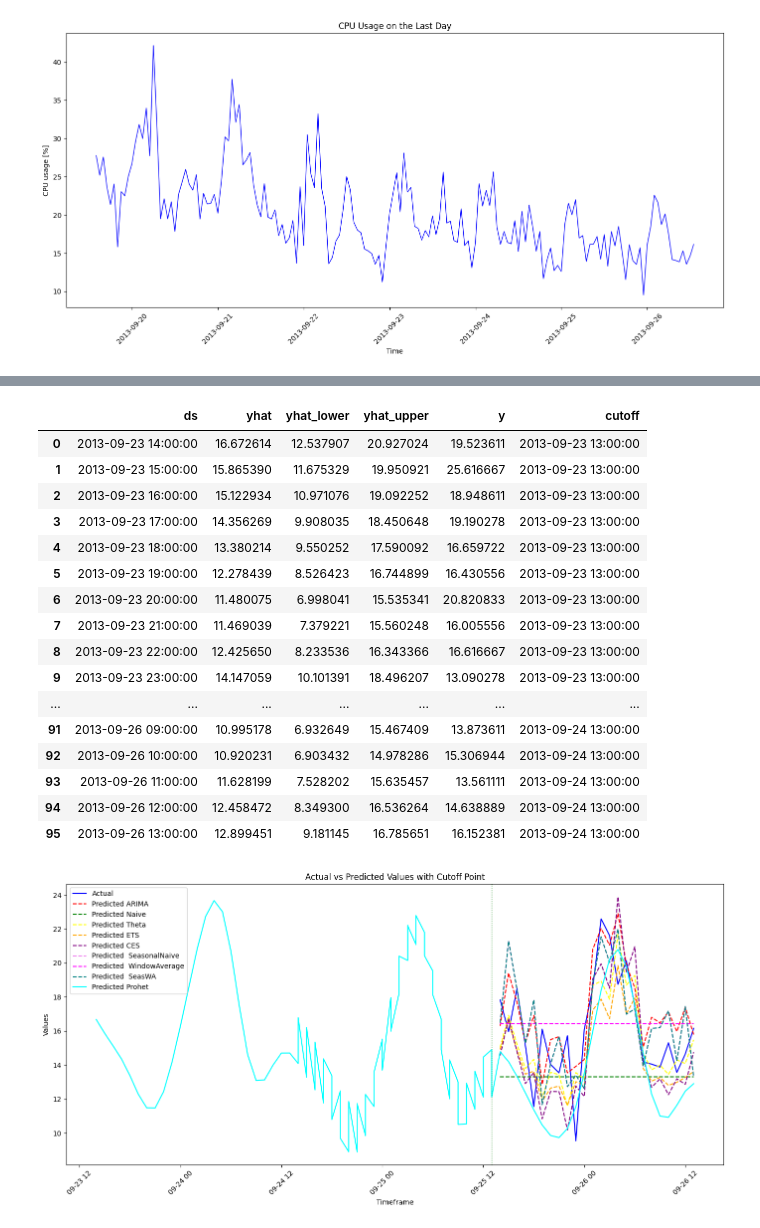
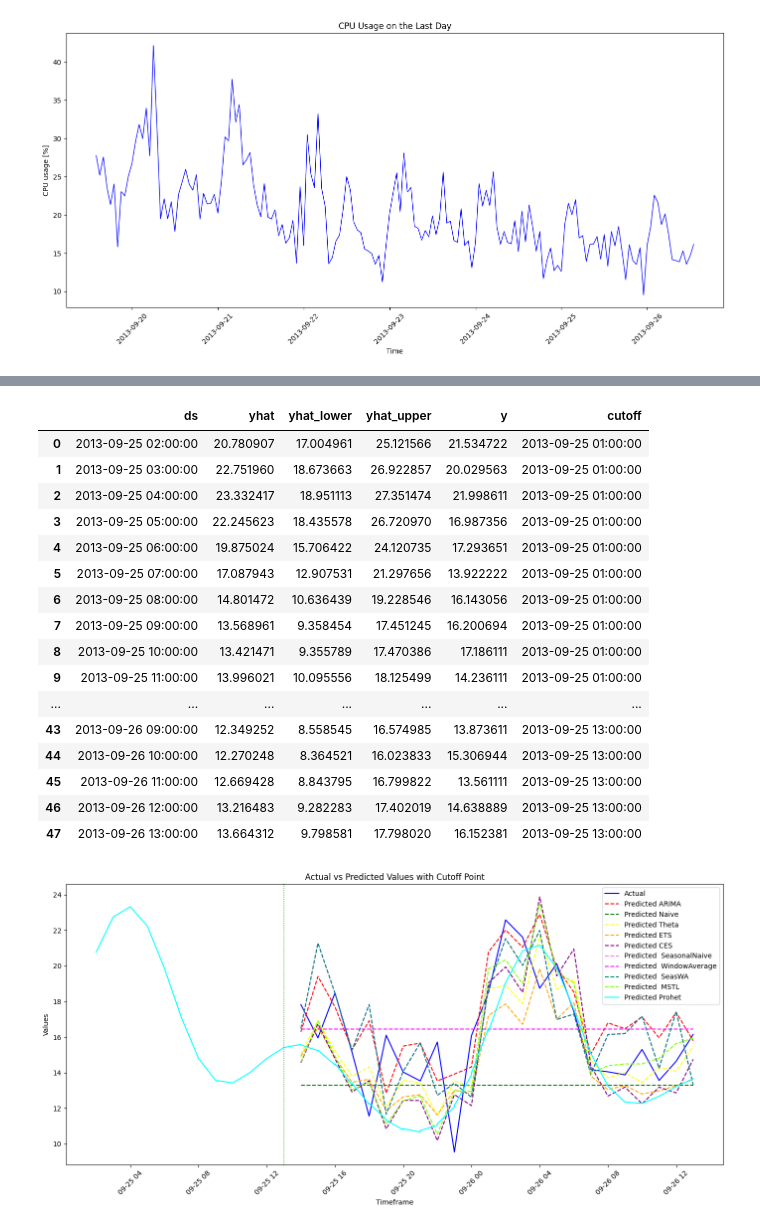
Before and after one commit to srosignoli/OpenCostForecast, a Jupyter notebook: TimeSeriesResearch/VM392_multiplemodels_CPU_crossvalidation.ipynb, the cells around one changed output, grey strips where cells are left out. Drawn from its saved outputs; the diff is of its cells as text; code cells hidden in the pictures.

Commit message:
Cross validation on StatsForecasts and Prophet models for 500 bitbrains VMs

```diff
--- a/TimeSeriesResearch/VM392_multiplemodels_CPU_crossvalidation.ipynb
+++ b/TimeSeriesResearch/VM392_multiplemodels_CPU_crossvalidation.ipynb
@@ -87,6 +87,7 @@ from statsforecast.models import (
     AutoTheta,
     AutoETS,
     AutoCES,
+    MSTL,
     SeasonalNaive,
     WindowAverage,
     SeasonalWindowAverage,
@@ -98,6 +99,7 @@ models = [
     AutoTheta(season_length=24),
     AutoETS(season_length=24),
     AutoCES(season_length=24),
+    MSTL(season_length=24),
     SeasonalNaive(season_length=24),
     WindowAverage(window_size=24),
     SeasonalWindowAverage(window_size=1, season_length=24),
@@ -107,6 +109,7 @@ models = [
 sf = StatsForecast(
     models=models,
     freq='H',
+    fallback_model = SeasonalNaive(season_length=24),
     n_jobs=-1,
 )
 
@@ -199,4 +204,4 @@ Importing plotly failed. Interactive plots will not work.
 <prophet.forecaster.Prophet at 0x...>
 # %%
-df_cv = cross_validation(model, horizon='2 days', initial='3 days')
+df_cv = cross_validation(model, horizon='1 days', initial='5 days')
 # %% [output]
@@ -210,22 +215,22 @@ df_cv = df_cv.sort_values(by='ds')
 df_cv
 # %% [output]
 |  | ds | yhat | yhat_lower | yhat_upper | y | cutoff |
-| 0 | 2013-09-23 14:00:00 | 16.672614 | 12.537907 | 20.927024 | 19.523611 | 2013-09-23 13:00:00 |
-| 1 | 2013-09-23 15:00:00 | 15.865390 | 11.675329 | 19.950921 | 25.616667 | 2013-09-23 13:00:00 |
-| 2 | 2013-09-23 16:00:00 | 15.122934 | 10.971076 | 19.092252 | 18.948611 | 2013-09-23 13:00:00 |
-| 3 | 2013-09-23 17:00:00 | 14.356269 | 9.908035 | 18.450648 | 19.190278 | 2013-09-23 13:00:00 |
-| 4 | 2013-09-23 18:00:00 | 13.380214 | 9.550252 | 17.590092 | 16.659722 | 2013-09-23 13:00:00 |
-| 5 | 2013-09-23 19:00:00 | 12.278439 | 8.526423 | 16.744899 | 16.430556 | 2013-09-23 13:00:00 |
-| 6 | 2013-09-23 20:00:00 | 11.480075 | 6.998041 | 15.535341 | 20.820833 | 2013-09-23 13:00:00 |
-| 7 | 2013-09-23 21:00:00 | 11.469039 | 7.379221 | 15.560248 | 16.005556 | 2013-09-23 13:00:00 |
-| 8 | 2013-09-23 22:00:00 | 12.425650 | 8.233536 | 16.343366 | 16.616667 | 2013-09-23 13:00:00 |
-| 9 | 2013-09-23 23:00:00 | 14.147059 | 10.101391 | 18.496207 | 13.090278 | 2013-09-23 13:00:00 |
+| 0 | 2013-09-25 02:00:00 | 20.780907 | 17.004961 | 25.121566 | 21.534722 | 2013-09-25 01:00:00 |
+| 1 | 2013-09-25 03:00:00 | 22.751960 | 18.673663 | 26.922857 | 20.029563 | 2013-09-25 01:00:00 |
+| 2 | 2013-09-25 04:00:00 | 23.332417 | 18.951113 | 27.351474 | 21.998611 | 2013-09-25 01:00:00 |
+| 3 | 2013-09-25 05:00:00 | 22.245623 | 18.435578 | 26.720970 | 16.987356 | 2013-09-25 01:00:00 |
+| 4 | 2013-09-25 06:00:00 | 19.875024 | 15.706422 | 24.120735 | 17.293651 | 2013-09-25 01:00:00 |
+| 5 | 2013-09-25 07:00:00 | 17.087943 | 12.907531 | 21.297656 | 13.922222 | 2013-09-25 01:00:00 |
+| 6 | 2013-09-25 08:00:00 | 14.801472 | 10.636439 | 19.228546 | 16.143056 | 2013-09-25 01:00:00 |
+| 7 | 2013-09-25 09:00:00 | 13.568961 | 9.358454 | 17.451245 | 16.200694 | 2013-09-25 01:00:00 |
+| 8 | 2013-09-25 10:00:00 | 13.421471 | 9.355789 | 17.470386 | 17.186111 | 2013-09-25 01:00:00 |
+| 9 | 2013-09-25 11:00:00 | 13.996021 | 10.095556 | 18.125499 | 14.236111 | 2013-09-25 01:00:00 |
 | ... | ... | ... | ... | ... | ... | ... |
-| 91 | 2013-09-26 09:00:00 | 10.995178 | 6.932649 | 15.467409 | 13.873611 | 2013-09-24 13:00:00 |
-| 92 | 2013-09-26 10:00:00 | 10.920231 | 6.903432 | 14.978286 | 15.306944 | 2013-09-24 13:00:00 |
-| 93 | 2013-09-26 11:00:00 | 11.628199 | 7.528202 | 15.635457 | 13.561111 | 2013-09-24 13:00:00 |
-| 94 | 2013-09-26 12:00:00 | 12.458472 | 8.349300 | 16.536264 | 14.638889 | 2013-09-24 13:00:00 |
-| 95 | 2013-09-26 13:00:00 | 12.899451 | 9.181145 | 16.785651 | 16.152381 | 2013-09-24 13:00:00 |
+| 43 | 2013-09-26 09:00:00 | 12.349252 | 8.558545 | 16.574985 | 13.873611 | 2013-09-25 13:00:00 |
+| 44 | 2013-09-26 10:00:00 | 12.270248 | 8.364521 | 16.023833 | 15.306944 | 2013-09-25 13:00:00 |
+| 45 | 2013-09-26 11:00:00 | 12.669428 | 8.843795 | 16.799822 | 13.561111 | 2013-09-25 13:00:00 |
+| 46 | 2013-09-26 12:00:00 | 13.216483 | 9.282283 | 17.402019 | 14.638889 | 2013-09-25 13:00:00 |
+| 47 | 2013-09-26 13:00:00 | 13.664312 | 9.798581 | 17.798020 | 16.152381 | 2013-09-25 13:00:00 |
 # %%
 import matplotlib.pyplot as plt
 import pandas as pd
@@ -241,34 +246,36 @@ plt.plot(crossvaldation_df['ds'], crossvaldation_df['y'], label='Actual', color=
 plt.plot(crossvaldation_df['ds'], crossvaldation_df['AutoARIMA'], label='Predicted ARIMA', color='red', linestyle='--')
 
 plt.plot(crossvaldation_df['ds'], crossvaldation_df['Naive'], label='Predicted Naive', color='green', linestyle='--')
 
 plt.plot(crossvaldation_df['ds'], crossvaldation_df['AutoTheta'], label='Predicted Theta', color='yellow', linestyle='--')
 
 plt.plot(crossvaldation_df['ds'], crossvaldation_df['AutoETS'], label='Predicted ETS', color='orange', linestyle='--')
 
 plt.plot(crossvaldation_df['ds'], crossvaldation_df['CES'], label='Predicted CES', color='purple', linestyle='--')
 
 plt.plot(crossvaldation_df['ds'], crossvaldation_df['SeasonalNaive'], label='Predicted  SeasonalNaive', color='violet', linestyle='--')
 
 plt.plot(crossvaldation_df['ds'], crossvaldation_df['WindowAverage'], label='Predicted  WindowAverage', color='magenta', linestyle='--')
 
 plt.plot(crossvaldation_df['ds'], crossvaldation_df['SeasWA'], label='Predicted  SeasWA', color='teal', linestyle='--')
 
+plt.plot(crossvaldation_df['ds'], crossvaldation_df['MSTL'], label='Predicted  MSTL', color='chartreuse', linestyle='--')
+
 plt.plot(df_cv['ds'], df_cv['yhat'], label='Predicted Prohet', color='cyan', linestyle='-')
 
 
 for cutoff in crossvaldation_df['cutoff'].unique():
     plt.axvline(x=cutoff, color='green', linestyle=':', linewidth=1)
 
 plt.title('Actual vs Predicted Values with Cutoff Point')
 plt.xlabel('Timeframe')
 plt.ylabel('Values')
 plt.legend()
 plt.xticks(rotation=45)
 plt.tight_layout()
 plt.show()
 # %% [output]
-[figure, old version]
+[figure, new version]
 # %%
 crossvaldation_df = crossvaldation_df.reset_index()
 crossvaldation_df['prophet'] = df_cv['yhat']
```
Also changed, not shown: parts of 6 cells of this notebook, 17 other files.
